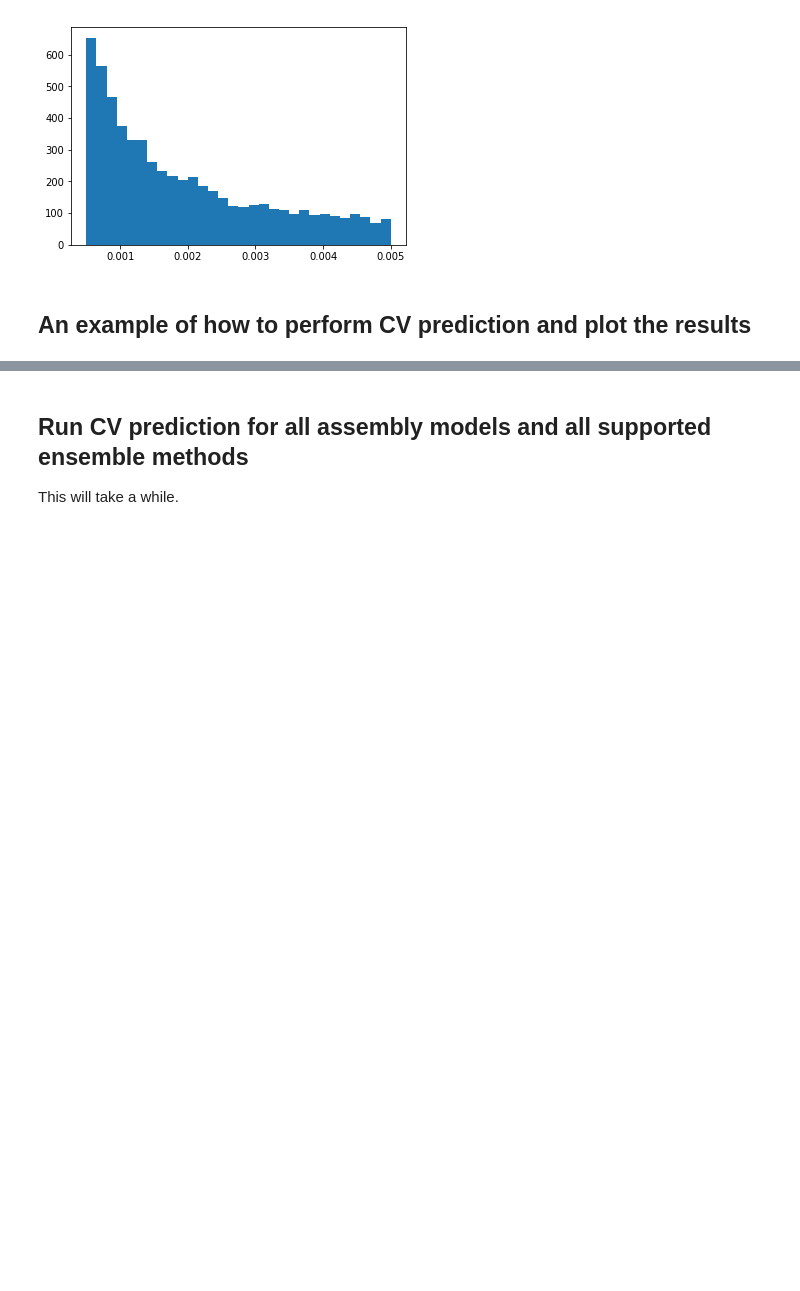
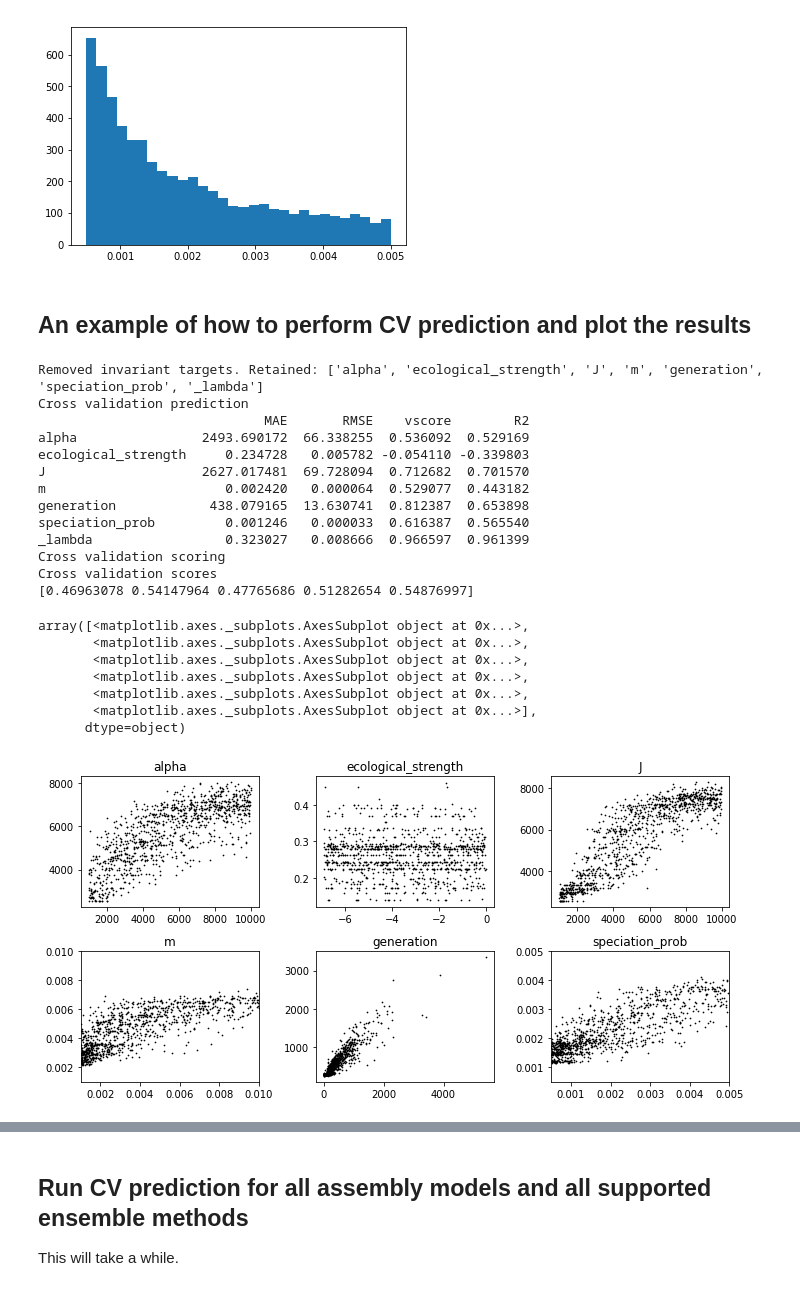
Before and after one commit to messDiv/MESS, a Jupyter notebook: jupyter-notebooks/plotting/Figure5-ParameterEstimationCV.ipynb, the cells around one changed output, grey strips where cells are left out. Cells and saved outputs as stored; diff of their text form; code cells hidden in the pictures; blank space fills up the shorter version.

```diff
--- a/jupyter-notebooks/plotting/Figure5-ParameterEstimationCV.ipynb
+++ b/jupyter-notebooks/plotting/Figure5-ParameterEstimationCV.ipynb
@@ -57,9 +55,9 @@ r.write_params(full=True, force=True)
 # %%
 
 analysis_dir = "/home/iovercast/Continuosity/MESS/analysis/figure5-sims/"
-sim_file = analysis_dir + "fig5_sims/SIMOUT.txt"
+simfile = analysis_dir + "fig5_sims/SIMOUT.txt"
 
-sim_df = pd.read_csv(sim_file, sep="\t", header=0)
+sim_df = pd.read_csv(simfile, sep="\t", header=0)
 _, _, _ = plt.hist(sim_df["speciation_prob"], bins=30)
 print(len(sim_df))
 # %% [output]
@@ -67,3 +65,30 @@ print(len(sim_df))
 [figure]
 # %% [markdown]
 ## An example of how to perform CV prediction and plot the results
+# %%
+neut_rgr = MESS.inference.parameter_estimation_cv(simfile=simfile, algorithm='ab',\
+                                                  target_model="neutral", quick=True, verbose=True)
+
+_ = neut_rgr.plot_cv_predictions()
+# %% [output]
+Removed invariant targets. Retained: ['alpha', 'ecological_strength', 'J', 'm', 'generation', 'speciation_prob', '_lambda']
+Cross validation prediction
+                             MAE       RMSE    vscore        R2
+alpha                2493.690172  66.338255  0.536092  0.529169
+ecological_strength     0.234728   0.005782 -0.054110 -0.339803
+J                    2627.017481  69.728094  0.712682  0.701570
+m                       0.002420   0.000064  0.529077  0.443182
+generation            438.079165  13.630741  0.812387  0.653898
+speciation_prob         0.001246   0.000033  0.616387  0.565540
+_lambda                 0.323027   0.008666  0.966597  0.961399
+Cross validation scoring
+Cross validation scores
+[0.46963078 0.54147964 0.47765686 0.51282654 0.54876997]
+array([<matplotlib.axes._subplots.AxesSubplot object at 0x...>,
+       <matplotlib.axes._subplots.AxesSubplot object at 0x...>,
+       <matplotlib.axes._subplots.AxesSubplot object at 0x...>,
+       <matplotlib.axes._subplots.AxesSubplot object at 0x...>,
+       <matplotlib.axes._subplots.AxesSubplot object at 0x...>,
+       <matplotlib.axes._subplots.AxesSubplot object at 0x...>],
+      dtype=object)
+[figure, added]
```
Also changed, not shown: parts of 9 cells of this notebook, 1 other file.
